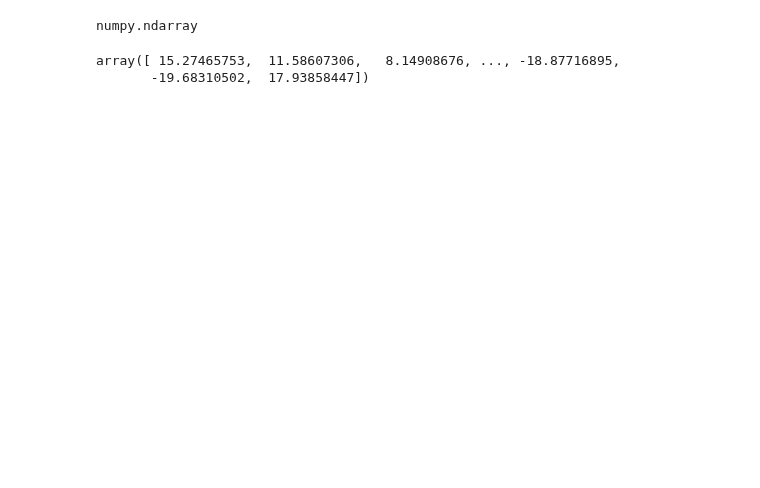
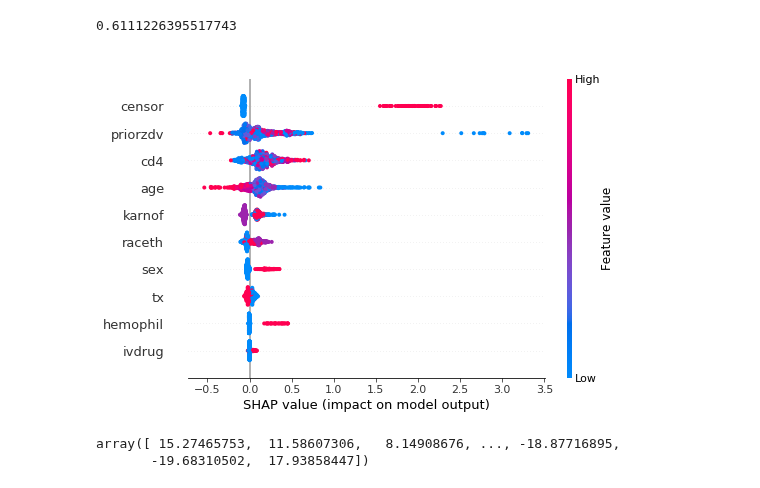
Before and after one commit to latlio/SurvivalAnalysis, a Jupyter notebook: XGBoost.ipynb, the cells around one changed output. Drawn from its saved outputs; the diff is of its cells as text; code cells hidden in the pictures; blank space fills up the shorter version.

```diff
--- a/XGBoost.ipynb
+++ b/XGBoost.ipynb
@@ -55,0 +99,5 @@ model = xgboost.train(params, xgb_full, 5000, evals = [(xgb_full, "test")], verb
+# %%
+# see how well we can order people by survival
+c_statistic_harrell(model_train.predict(xgb_test, ntree_limit=5000), y_test.to_numpy())
+# %% [output]
+0.6111226395517743
@@ -55,0 +106,6 @@ model = xgboost.train(params, xgb_full, 5000, evals = [(xgb_full, "test")], verb
+# %%
+shap_values = shap.TreeExplainer(model).shap_values(X)
+# %%
+shap.summary_plot(shap_values, X)
+# %% [output]
+[figure, added]
@@ -56,9 +114,5 @@ model = xgboost.train(params, xgb_full, 5000, evals = [(xgb_full, "test")], verb
 # %%
 X,y = shap.datasets.nhanesi()
-# %%
-type(y)
-# %% [output]
-numpy.ndarray
 # %%
 y
 # %% [output]
```
Also changed, not shown: parts of 11 cells of this notebook.
